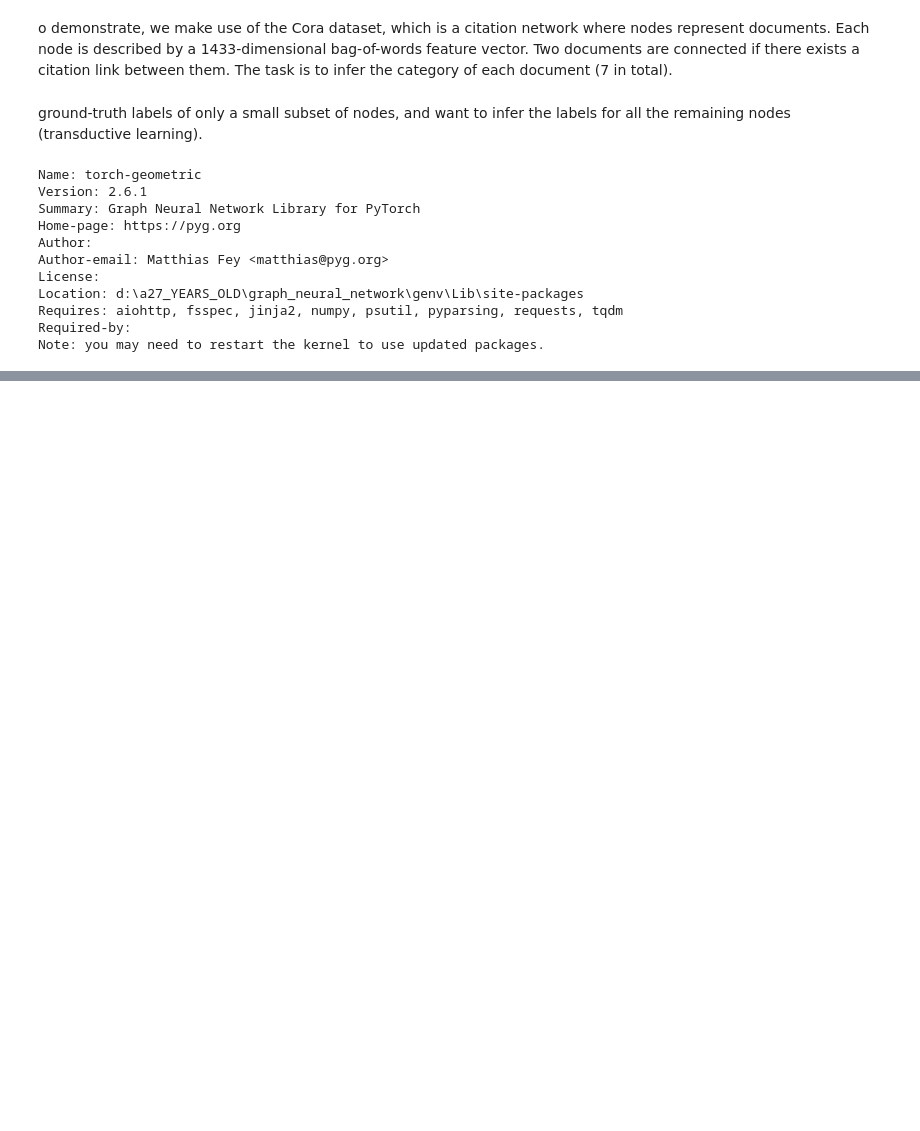
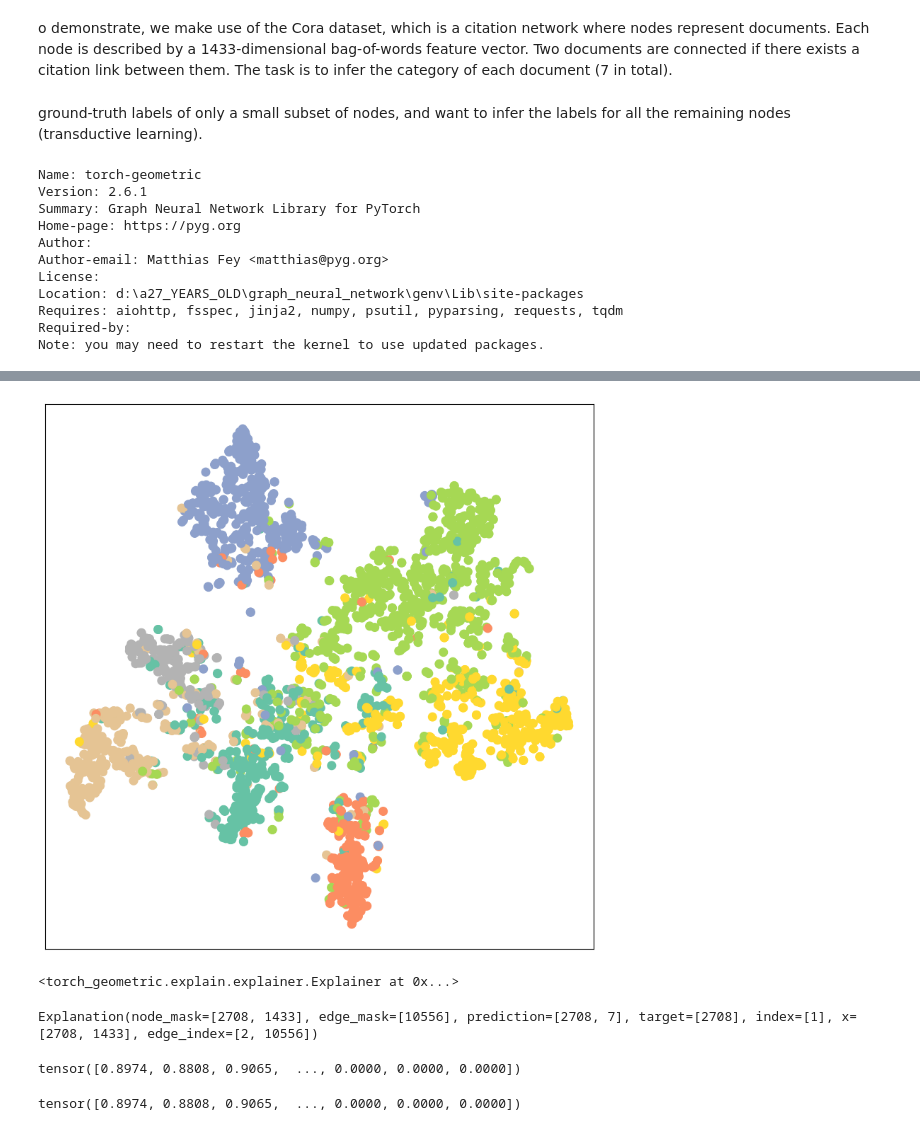
Before and after one commit to SAMANTA1401/graph_neural_network, a Jupyter notebook: notebook/node_classification.ipynb, the cells around one changed output, grey strips where cells are left out. Saved outputs shown, nothing was run; the diff lists cells and outputs as text; code cells hidden in the pictures; blank space fills up the shorter version.

Commit message:
gnn explanation

```diff
--- a/notebook/node_classification.ipynb
+++ b/notebook/node_classification.ipynb
@@ -247,0 +377,7 @@ from torch_geometric.transforms import NormalizeFeatures
+# %%
+model.eval()
+
+out = model(data.x, data.edge_index)
+visualize(out, color=data.y)
+# %% [output]
+[figure, added]
@@ -247,0 +402,4 @@ from torch_geometric.transforms import NormalizeFeatures
+# %%
+explainer
+# %% [output]
+<torch_geometric.explain.explainer.Explainer at 0x...>
@@ -247,0 +408,4 @@ from torch_geometric.transforms import NormalizeFeatures
+# %%
+explanation
+# %% [output]
+Explanation(node_mask=[2708, 1433], edge_mask=[10556], prediction=[2708, 7], target=[2708], index=[1], x=[2708, 1433], edge_index=[2, 10556])
@@ -247,0 +416,8 @@ from torch_geometric.transforms import NormalizeFeatures
+# %%
+edge_mask
+# %% [output]
+tensor([0.8974, 0.8808, 0.9065,  ..., 0.0000, 0.0000, 0.0000])
+# %%
+edge_mask
+# %% [output]
+tensor([0.8974, 0.8808, 0.9065,  ..., 0.0000, 0.0000, 0.0000])
```
Also changed, not shown: parts of 36 cells of this notebook, 4 other files.
